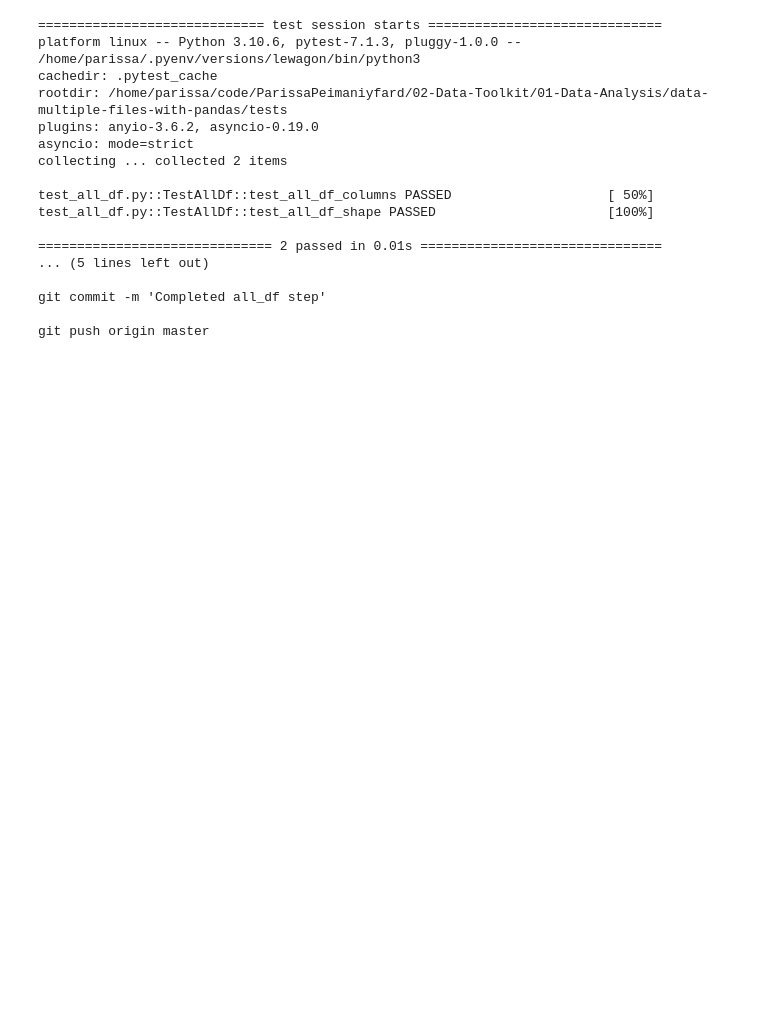
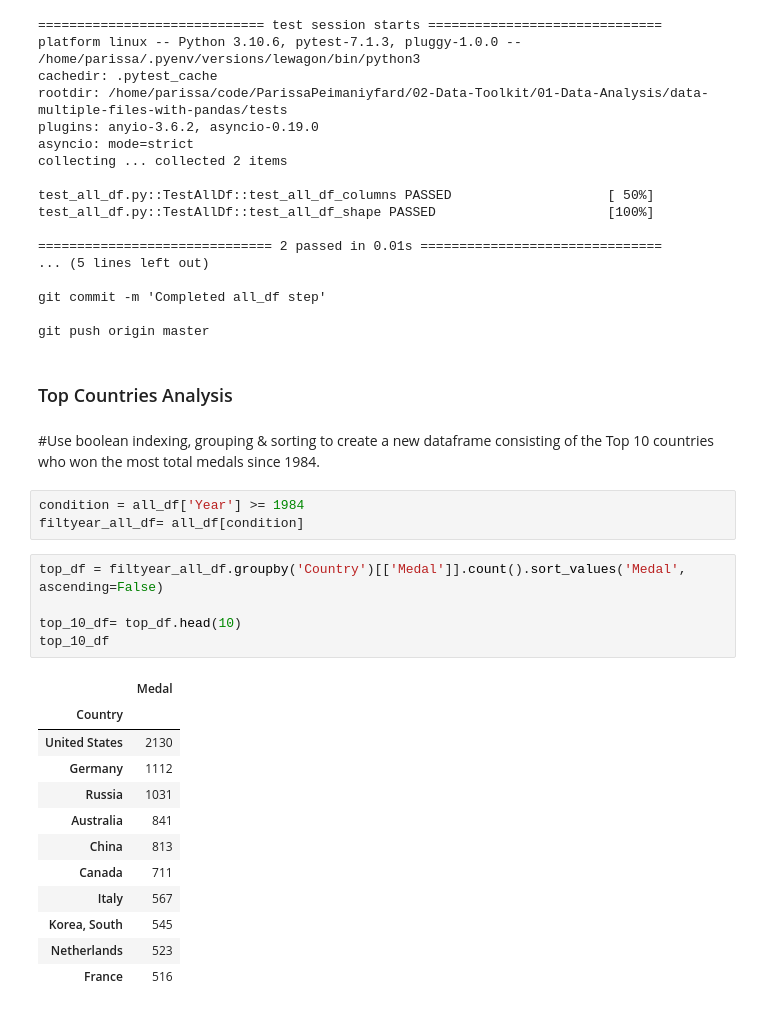
Before and after one commit to ParissaPeimaniyfard/data-multiple-files-with-pandas, a Jupyter notebook: multiple_files.ipynb, the cells around one changed output. Drawn from its saved outputs; the diff is of its cells as text; blank space fills up the shorter version.

```diff
--- a/multiple_files.ipynb
+++ b/multiple_files.ipynb
@@ -400,3 +392,29 @@ test_all_df.py::TestAllDf::test_all_df_shape PASSED                      [100%]
 git commit -m 'Completed all_df step'
 
 git push origin master
+# %% [markdown]
+### Top Countries Analysis
+# %% [markdown]
+#Use boolean indexing, grouping & sorting to create a new dataframe
+consisting of the Top 10 countries who won the most total medals since 1984.
+# %%
+condition = all_df['Year'] >= 1984
+filtyear_all_df= all_df[condition]
+# %%
+top_df = filtyear_all_df.groupby('Country')[['Medal']].count().sort_values('Medal', ascending=False)
+
+top_10_df= top_df.head(10)
+top_10_df
+# %% [output]
+|  | Medal |
+| Country |  |
+| United States | 2130 |
+| Germany | 1112 |
+| Russia | 1031 |
+| Australia | 841 |
+| China | 813 |
+| Canada | 711 |
+| Italy | 567 |
+| Korea, South | 545 |
+| Netherlands | 523 |
+| France | 516 |
```
Also changed, not shown: parts of 6 cells of this notebook, 2 other files.
